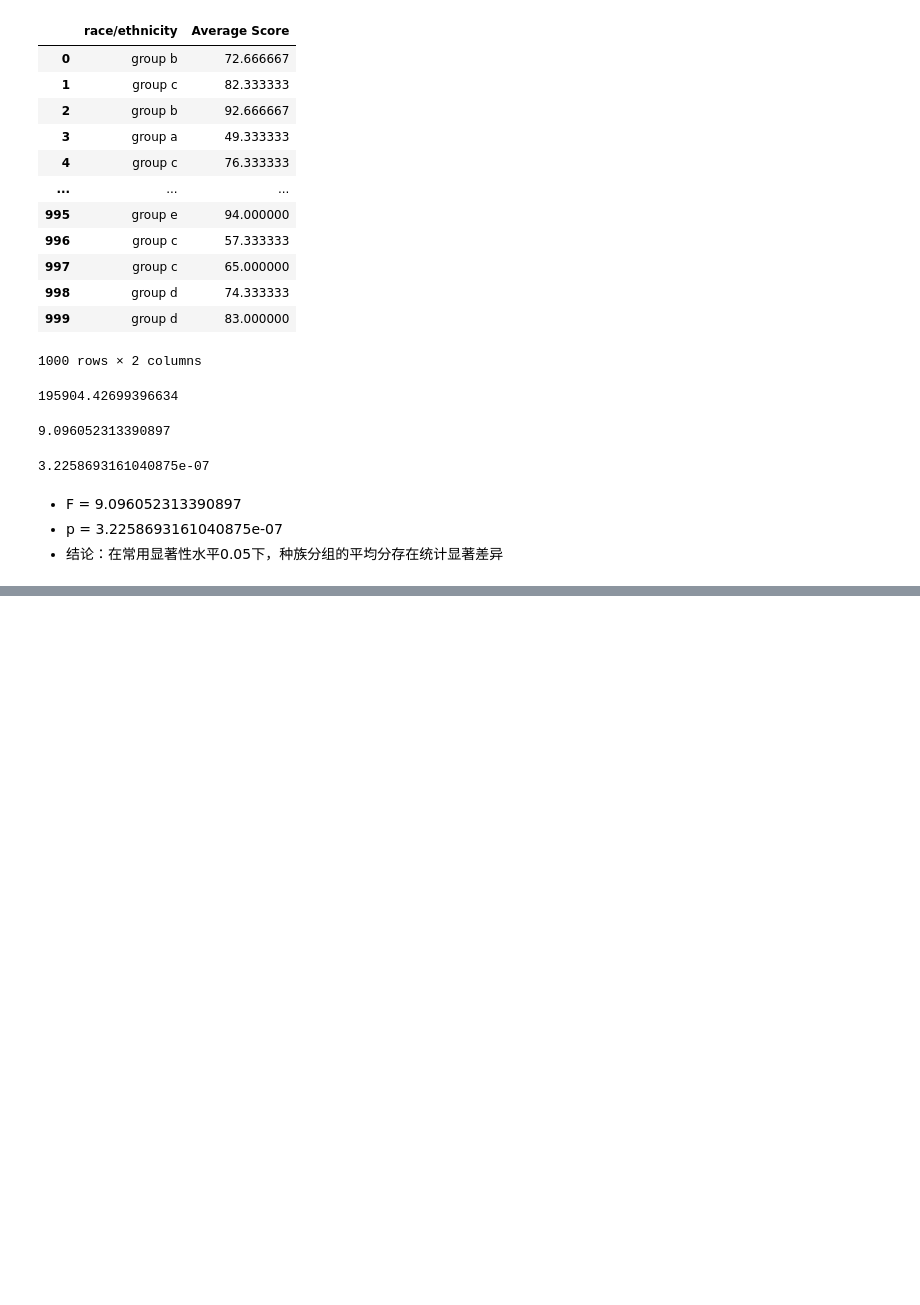
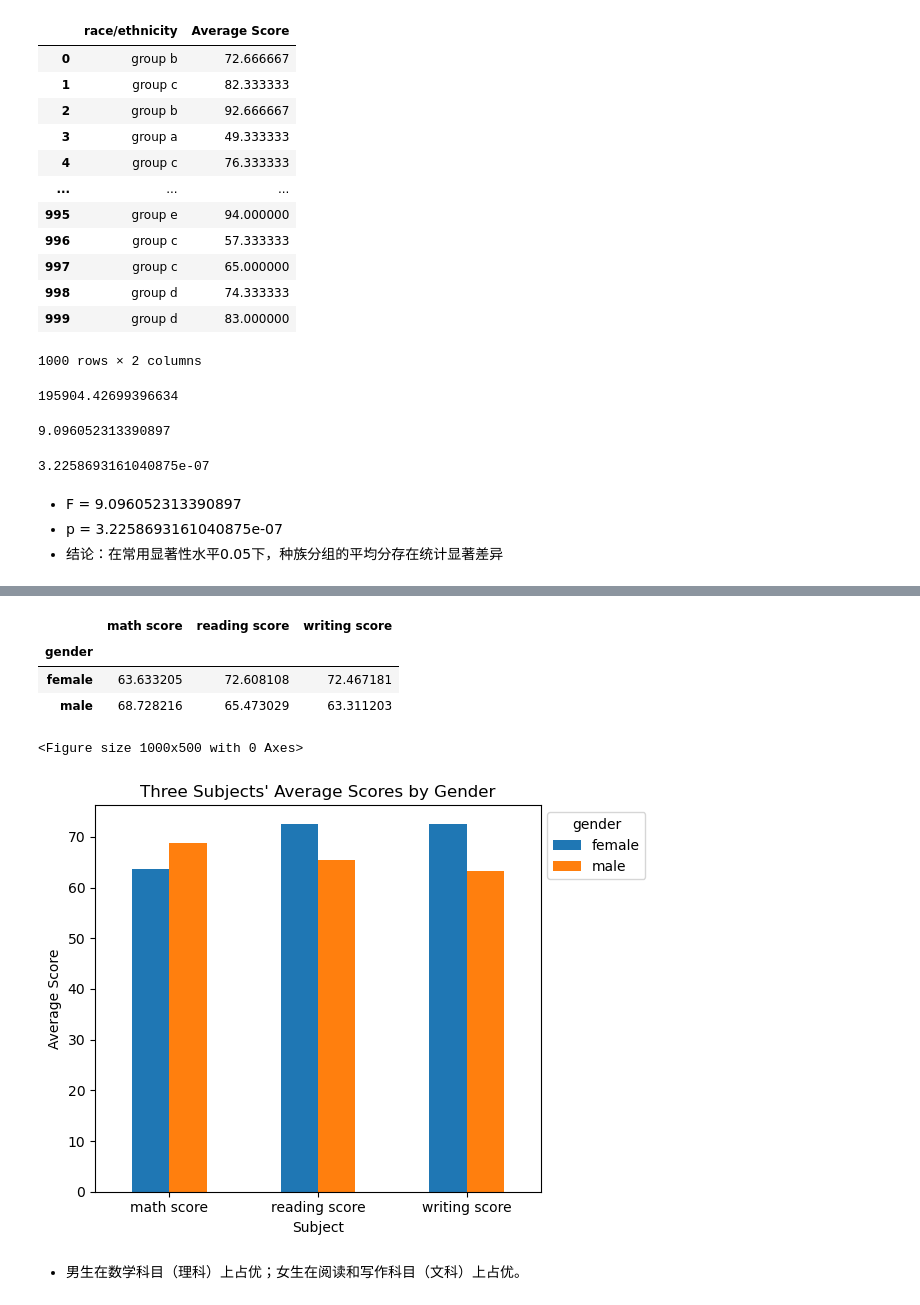
Before and after one commit to 537220y/data-science, a Jupyter notebook: project1/1.ipynb, the cells around one changed output, grey strips where cells are left out. Drawn from its saved outputs; the diff is of its cells as text; code cells hidden in the pictures; blank space fills up the shorter version.

```diff
--- a/project1/1.ipynb
+++ b/project1/1.ipynb
@@ -293,0 +315,36 @@ print(p)
+# %%
+df.groupby("gender")[["math score", "reading score", "writing score"]].mean()
+# %% [output]
+|  | math score | reading score | writing score |
+| gender |  |  |  |
+| female | 63.633205 | 72.608108 | 72.467181 |
+| male | 68.728216 | 65.473029 | 63.311203 |
+# %%
+cols = ["math score","reading score","writing score"]
+mean_by_gender = df.groupby("gender")[cols].mean()
+mean_by_gender = mean_by_gender.reindex(["female","male"]) #固定显示顺序，避免顺序随机
+
+# 转置
+plot_df = mean_by_gender.T
+
+plt.figure(figsize = (10,5))
+ax = plot_df.plot(
+    kind = "bar",
+    grid = False,
+    rot = 0
+)
+ax.legend(
+    title = "gender",
+    loc = "upper right",
+    bbox_to_anchor = (1.25, 1)
+)
+plt.title("Three Subjects' Average Scores by Gender")
+plt.xlabel("Subject")
+plt.ylabel("Average Score")
+plt.tight_layout()
+plt.show()
+# %% [output]
+<Figure size 1000x500 with 0 Axes>
+[figure, added]
+# %% [markdown]
+- 男生在数学科目（理科）上占优；女生在阅读和写作科目（文科）上占优。
```
Also changed, not shown: parts of 14 cells of this notebook.
